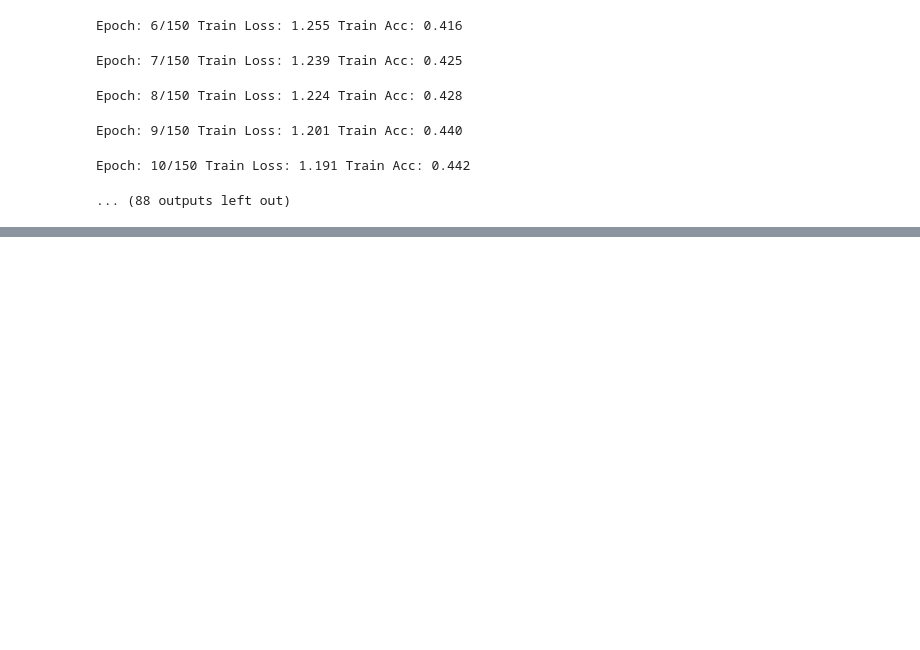
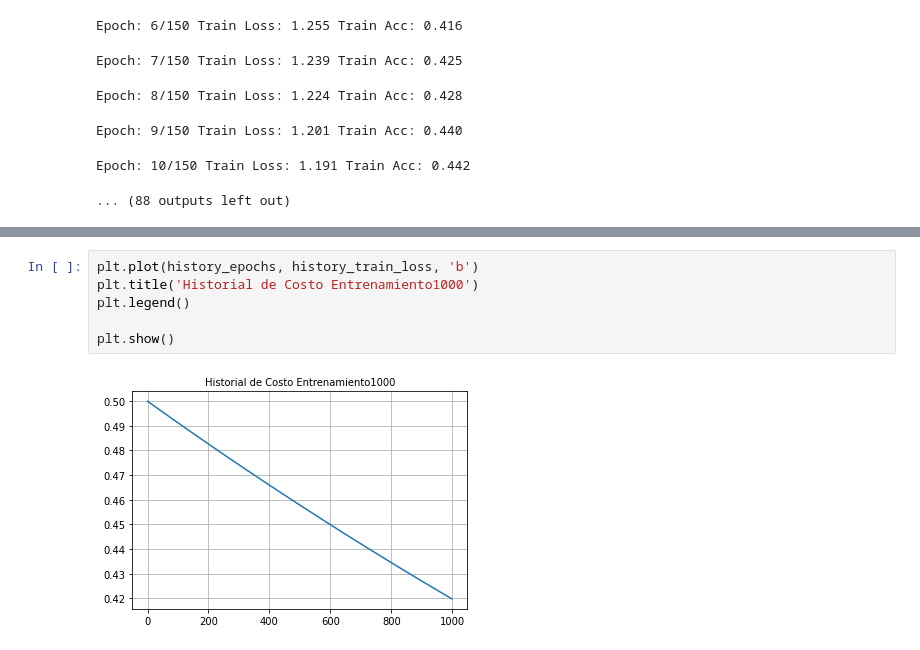
Before and after one commit to anabeL19/PT, a Jupyter notebook: scyber.ipynb, the cells around one changed output, grey strips where cells are left out. Cells and saved outputs as stored; diff of their text form; blank space fills up the shorter version.

```diff
--- a/scyber.ipynb
+++ b/scyber.ipynb
@@ -1035,0 +794,8 @@ def train(model, epochs, log_string):
+# %%
+plt.plot(history_epochs, history_train_loss, 'b')
+plt.title('Historial de Costo Entrenamiento1000')
+plt.legend()
+
+plt.show()
+# %% [output]
+[figure, added]
```
Also changed, not shown: parts of 32 cells of this notebook.
